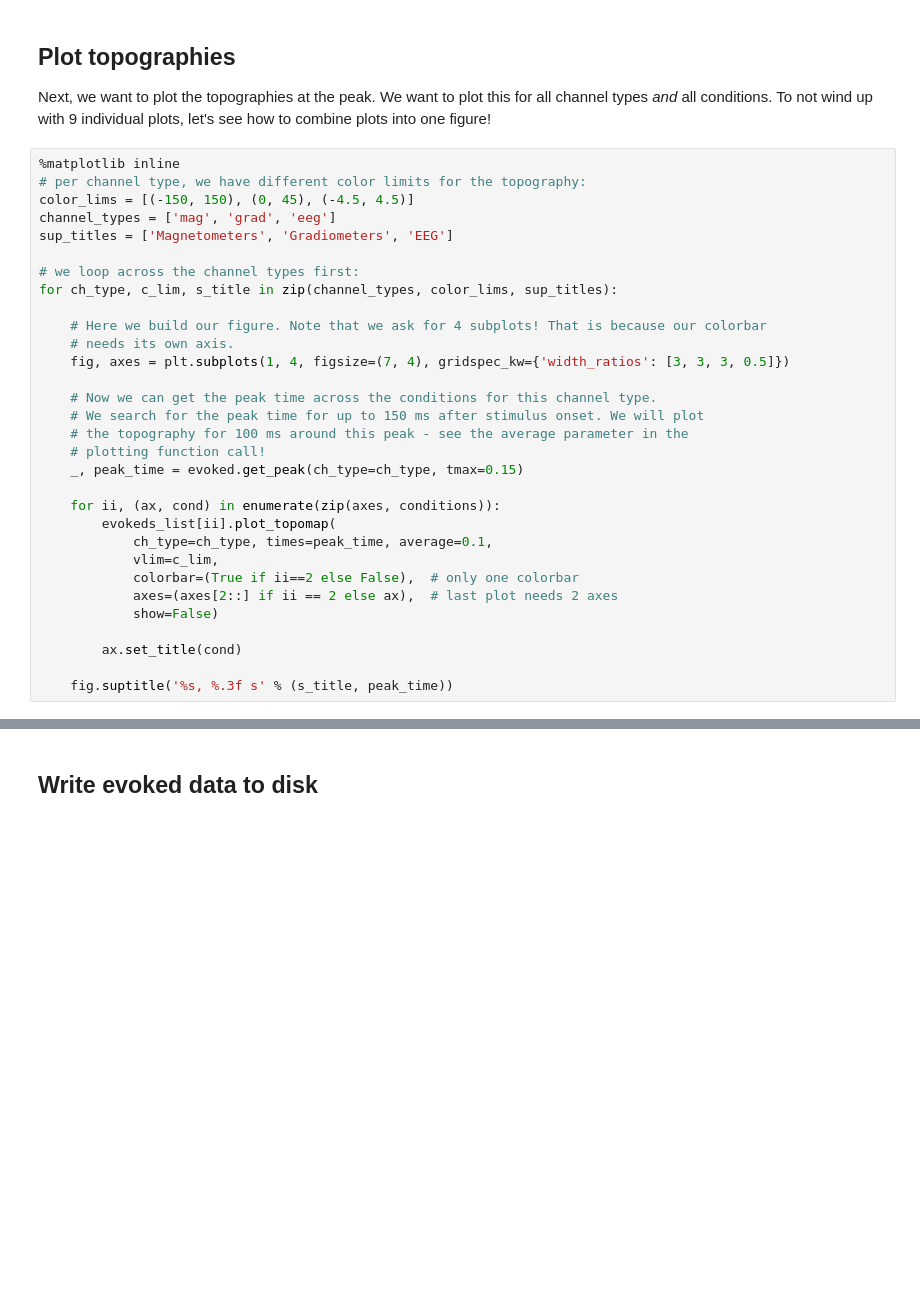
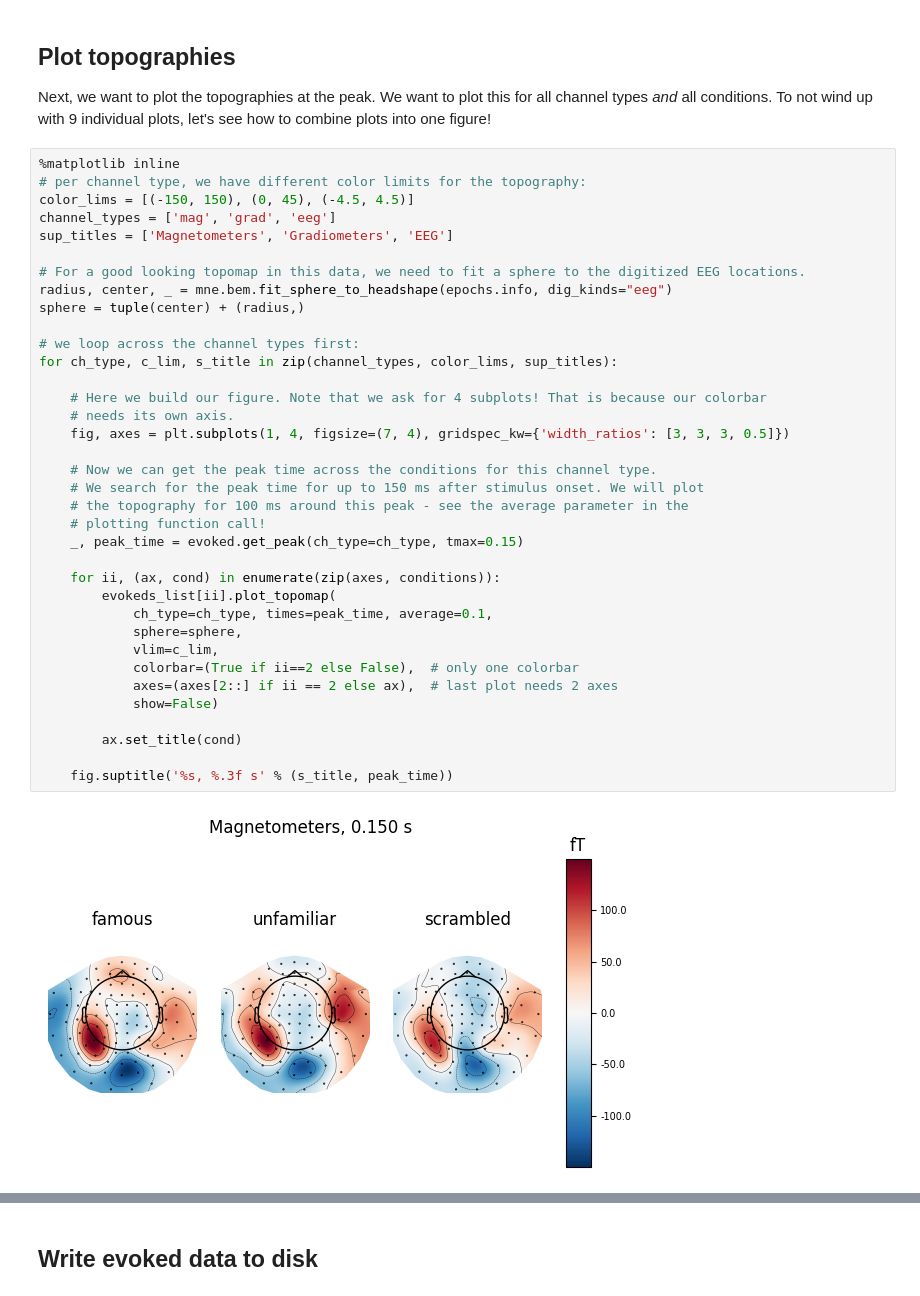
Before and after one commit to wmvanvliet/mne_practical_meeg_2025, a Jupyter notebook: 2-Time_domain_evoked_responses.ipynb, the cells around one changed output, grey strips where cells are left out. Saved outputs shown, nothing was run; the diff lists cells and outputs as text; blank space fills up the shorter version.

```diff
--- a/2-Time_domain_evoked_responses.ipynb
+++ b/2-Time_domain_evoked_responses.ipynb
@@ -187,30 +279,37 @@ Next, we want to plot the topographies at the peak. We want to plot this for all
 %matplotlib inline
 # per channel type, we have different color limits for the topography:
 color_lims = [(-150, 150), (0, 45), (-4.5, 4.5)]
 channel_types = ['mag', 'grad', 'eeg']
 sup_titles = ['Magnetometers', 'Gradiometers', 'EEG']
+
+# For a good looking topomap in this data, we need to fit a sphere to the digitized EEG locations.
+radius, center, _ = mne.bem.fit_sphere_to_headshape(epochs.info, dig_kinds="eeg")
+sphere = tuple(center) + (radius,)
 
 # we loop across the channel types first:
 for ch_type, c_lim, s_title in zip(channel_types, color_lims, sup_titles):
 
     # Here we build our figure. Note that we ask for 4 subplots! That is because our colorbar
     # needs its own axis.
     fig, axes = plt.subplots(1, 4, figsize=(7, 4), gridspec_kw={'width_ratios': [3, 3, 3, 0.5]})
 
     # Now we can get the peak time across the conditions for this channel type.
     # We search for the peak time for up to 150 ms after stimulus onset. We will plot
     # the topography for 100 ms around this peak - see the average parameter in the
     # plotting function call!
     _, peak_time = evoked.get_peak(ch_type=ch_type, tmax=0.15)
 
     for ii, (ax, cond) in enumerate(zip(axes, conditions)):
         evokeds_list[ii].plot_topomap(
             ch_type=ch_type, times=peak_time, average=0.1,
+            sphere=sphere,
             vlim=c_lim,
             colorbar=(True if ii==2 else False),  # only one colorbar
             axes=(axes[2::] if ii == 2 else ax),  # last plot needs 2 axes
             show=False)
 
         ax.set_title(cond)
 
     fig.suptitle('%s, %.3f s' % (s_title, peak_time))
+# %% [output]
+[figure, added]
```
Also changed, not shown: parts of 33 cells of this notebook, 2 other files.
